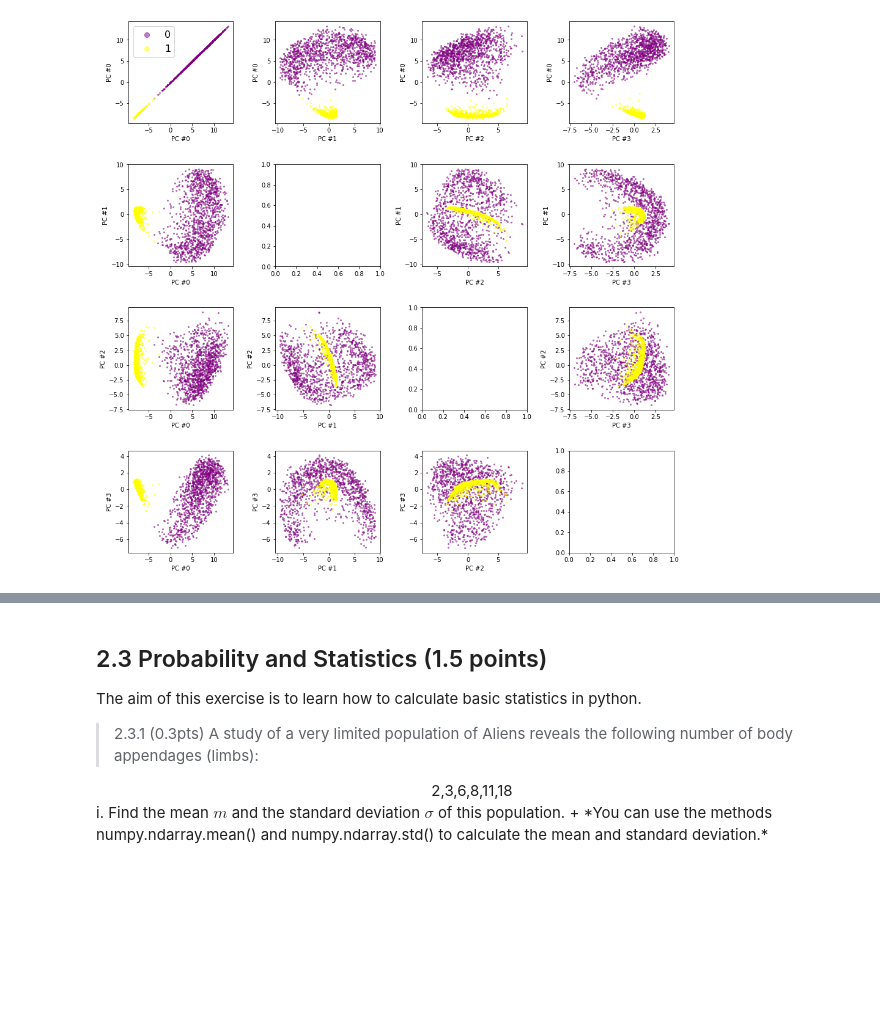
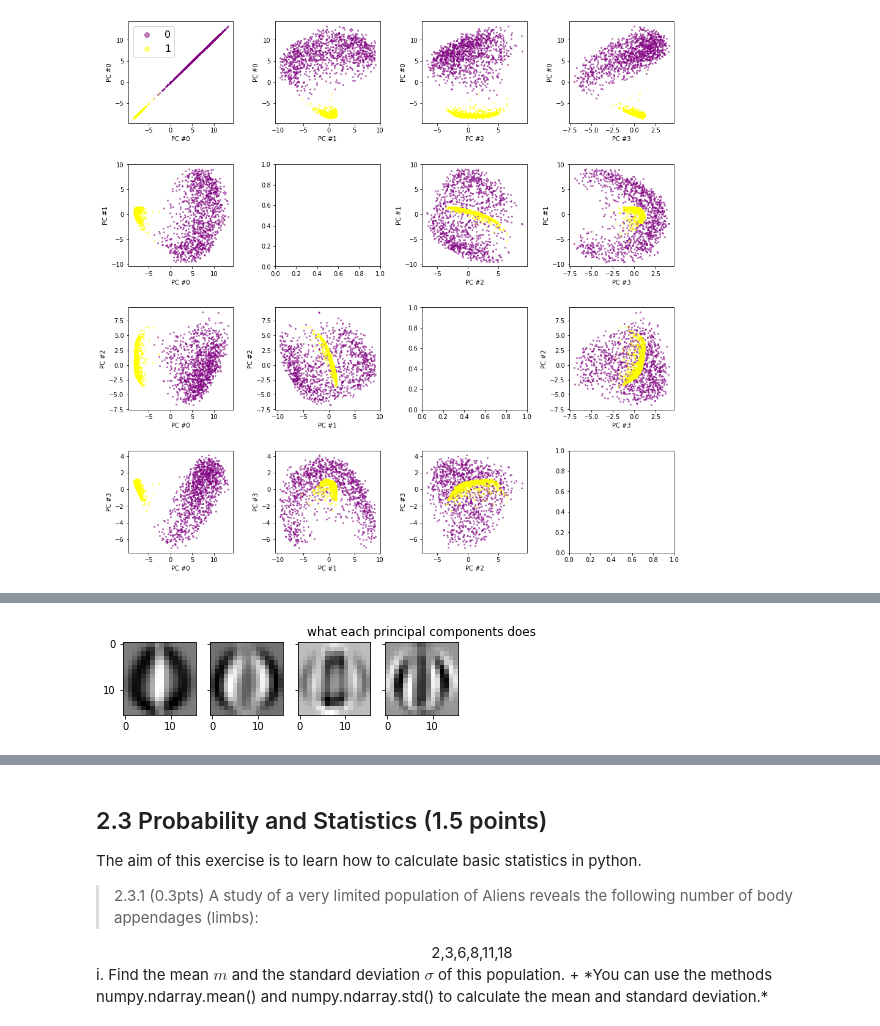
Before and after one commit to gabrielraya/Data-Mining, a Jupyter notebook: Assignment_2/Assignment_2.ipynb, the cells around one changed output, grey strips where cells are left out. Saved outputs shown, nothing was run; the diff lists cells and outputs as text; code cells hidden in the pictures; blank space fills up the shorter version.

Commit message:
explanation of mnist principal components

```diff
--- a/Assignment_2/Assignment_2.ipynb
+++ b/Assignment_2/Assignment_2.ipynb
@@ -313,0 +315,6 @@ plt.show()
+# %%
+plot_images([projection_matrix.T])
+plt.title('what each principal components does')
+plt.show()
+# %% [output]
+[figure, added]
```
Also changed, not shown: parts of 5 cells of this notebook.
